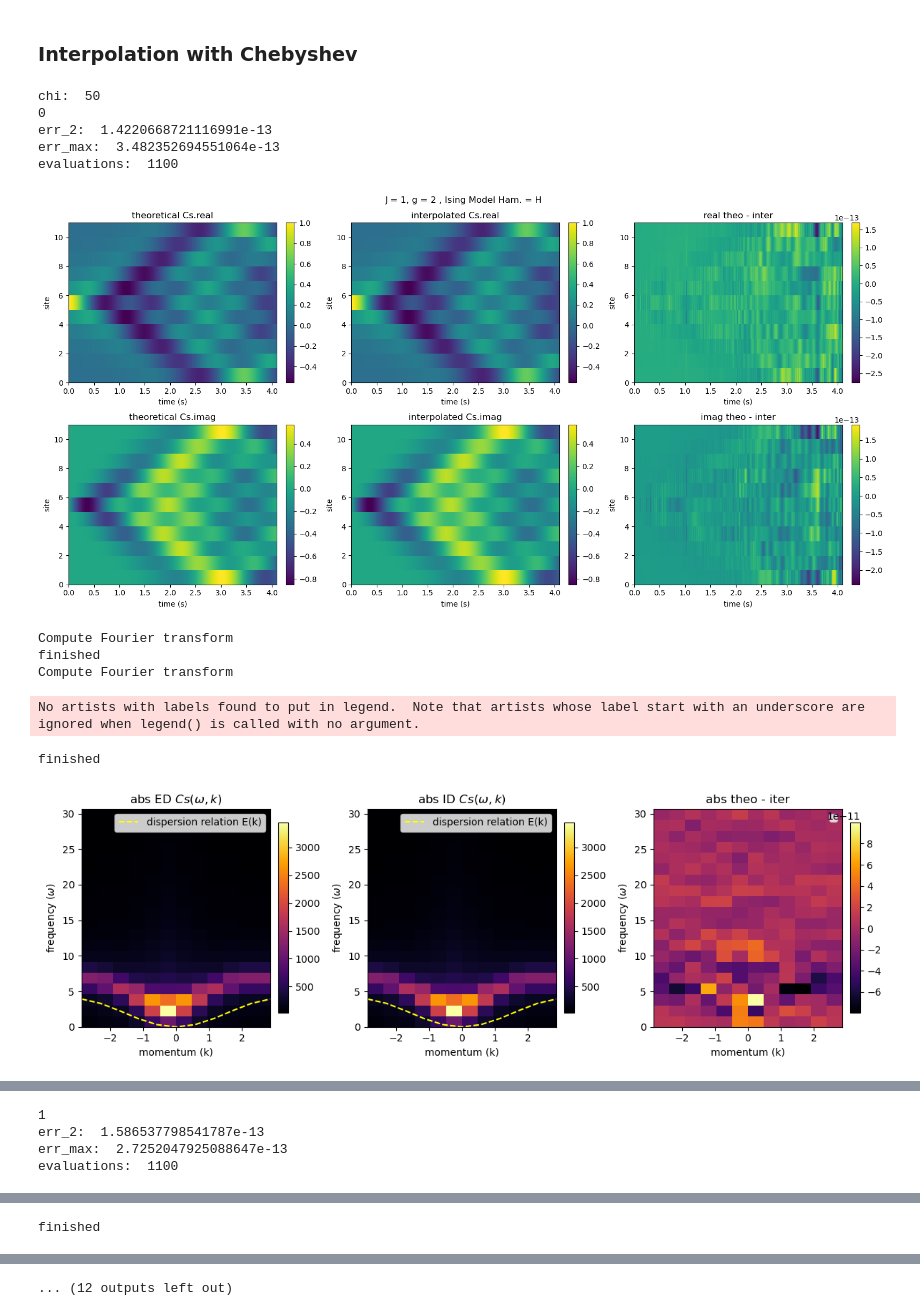
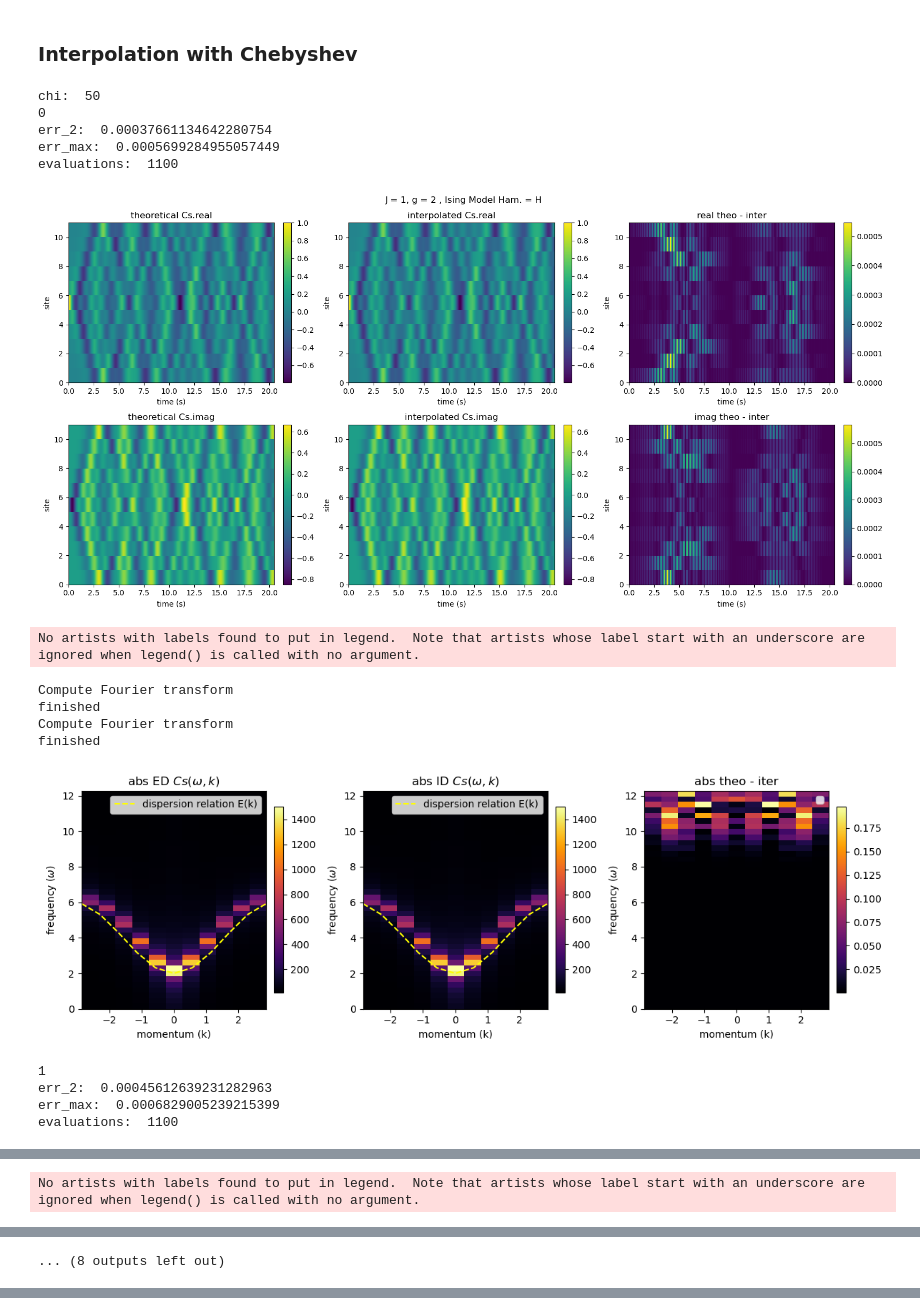
Before and after one commit to gconcheri/Student-Research-Job, a Jupyter notebook: Correlation_function/Correlation_function_models.ipynb, the cells around one changed output, grey strips where cells are left out. Drawn from its saved outputs; the diff is of its cells as text; code cells hidden in the pictures.

```diff
--- a/Correlation_function/Correlation_function_models.ipynb
+++ b/Correlation_function/Correlation_function_models.ipynb
@@ -42,7 +42,11 @@ C = {}
 for idx, model in enumerate(models):
     print(idx)
     H = ED.gen_Ham(L = L, model = idx)
-    Cs = ED.correlator(H= H, L = L, dt = dt,  n = n)
+    if idx < 2:
+        Cs = ED.correlator(H= H, L = L, dt = dt,  n = n)
+    else:
+        Cs = ED.correlator(H= H, L = L, dt = dt,  n = n, Sx = False)
+
     C[f"Cs_{idx}"] = Cs
 
     func_vals = Cs.T #Cs is in the form (X,T)
@@ -63,10 +67,10 @@ for idx, model in enumerate(models):
     data = [
         (Cs.real, 'theoretical Cs.real'),
         (np.real(interp_Cs), 'interpolated Cs.real'),
-        (Cs.real - np.real(interp_Cs), 'real theo - inter'),
+        (np.abs(Cs.real - np.real(interp_Cs)), 'real theo - inter'),
         (Cs.imag, 'theoretical Cs.imag'),
         (np.imag(interp_Cs), 'interpolated Cs.imag'),
-        (Cs.imag - np.imag(interp_Cs), 'imag theo - inter')
+        (np.abs(Cs.imag - np.imag(interp_Cs)), 'imag theo - inter')
     ]
 
     # Create subplots
@@ -89,11 +93,6 @@ for idx, model in enumerate(models):
     Swk, momenta, freqs = FT.get_Swk(Cs.T, L, dt = dt)
     interp_Swk, interp_momenta, interp_freqs = FT.get_Swk(func_interp, L, dt = dt)
 
-    g = 2.
-
-    if idx > 1:
-        g = 0.5
-
-    FT.fig_Swk(Swk, momenta, freqs, interp_Swk, interp_momenta, interp_freqs, g=g, interval = 20)
+    FT.fig_Swk(Swk, momenta, freqs, interp_Swk, interp_momenta, interp_freqs, idx, interval = 20)
 # %% [output]
 0
@@ -142,8 +142,8 @@ total evaluations:  1860
 ### Interpolation with Chebyshev
 # %%
 L = 11
-dt = 1e-3
-n = 12
+dt = 1e-2
+n = 11
 chi = 50
 N = 2**n
 D = L
@@ -154,14 +154,22 @@ threshold = 30
 print("chi: ", chi)
 
 #func = lambda: ED.correlator_Chebyshev(H=H, dt=dt, n=n, D_list=D_list, t_matrix=t_matrix)
-def func(D_list, t_matrix):
+def func_1(D_list, t_matrix):
     return ED.correlator_Chebyshev(H=H, dt=dt, n=n, D_list=D_list, t_matrix=t_matrix)
+
+def func_2(D_list, t_matrix):
+    return ED.correlator_Chebyshev(H=H, dt=dt, n=n, D_list=D_list, t_matrix=t_matrix, Sx = False)
 
 for idx, model in enumerate(models):
     print(idx)
     H = ED.gen_Ham(model = idx)
     #Cs = C[f"Cs_{idx}"]
-    Cs = ED.correlator(H= H, L = L, dt = dt,  n = n)
+    if idx < 2:
+        Cs = ED.correlator(H= H, L = L, dt = dt,  n = n)
+        func = func_1
+    else:
+        Cs = ED.correlator(H= H, L = L, dt = dt,  n = n, Sx = False)
+        func = func_2
     func_vals = Cs.T #Cs is in the form (X,T)
     # get MPS from Chebyshev interpolation
     As, evals, err_max, err_2, func_interp = Cbs.Chebyshev_interpolation_Dsite(func, # function to be interpolated
@@ -182,10 +190,10 @@ for idx, model in enumerate(models):
     data = [
         (Cs.real, 'theoretical Cs.real'),
         (np.real(interp_Cs), 'interpolated Cs.real'),
-        (Cs.real - np.real(interp_Cs), 'real theo - inter'),
+        (np.abs(Cs.real - np.real(interp_Cs)), 'real theo - inter'),
         (Cs.imag, 'theoretical Cs.imag'),
         (np.imag(interp_Cs), 'interpolated Cs.imag'),
-        (Cs.imag - np.imag(interp_Cs), 'imag theo - inter')
+        (np.abs(Cs.imag - np.imag(interp_Cs)), 'imag theo - inter')
     ]
 
     # Create subplots
@@ -202,44 +210,44 @@ for idx, model in enumerate(models):
 
     plt.tight_layout()
     plt.show()
 
 
     #here on we are doing Fourier Transform
 
     Swk, momenta, freqs = FT.get_Swk(Cs.T, L, dt = dt)
     interp_Swk, interp_momenta, interp_freqs = FT.get_Swk(func_interp, L, dt = dt)
 
-    g = 2.
 
-    #if idx > 1:
-    #    g = 0.5
-
-    FT.fig_Swk(Swk, momenta, freqs, interp_Swk, interp_momenta, interp_freqs, g=g, interval = 20)
+    FT.fig_Swk(Swk, momenta, freqs, interp_Swk, interp_momenta, interp_freqs, idx, interval = 40)
 
 
 
 
 
 
 
 
 
 
 
 
 # exact function values
 #xs = np.linspace(0, N*dt, 2**n, endpoint=False)
 #ts = np.arange(N)*dt
 # %% [output]
 chi:  50
 0
-err_2:  1.4220668721116991e-13
-err_max:  3.482352694551064e-13
+err_2:  0.00037661134642280754
+err_max:  0.0005699284955057449
 evaluations:  1100
-[figure, old version]
+[figure, new version]
-Compute Fourier transform
-finished
-Compute Fourier transform
+No artists with labels found to put in legend.  Note that artists whose label start with an underscore are ignored when legend() is called with no argument.
-No artists with labels found to put in legend.  Note that artists whose label start with an underscore are ignored when legend() is called with no argument.
+Compute Fourier transform
+finished
+Compute Fourier transform
+finished
+[figure, new version]
-finished
+1
+err_2:  0.00045612639231282963
+err_max:  0.0006829005239215399
+evaluations:  1100
-[figure, old version]
@@ -246,4 +255 @@ finished
-1
-err_2:  1.586537798541787e-13
-err_max:  2.7252047925088647e-13
-evaluations:  1100
+No artists with labels found to put in legend.  Note that artists whose label start with an underscore are ignored when legend() is called with no argument.
@@ -255 +266 @@ No artists with labels found to put in legend.  Note that artists whose label st
-finished
+... (8 outputs left out)
@@ -257 +266,0 @@ finished
-... (12 outputs left out)
```
Also changed, not shown: parts of 3 cells of this notebook, 2 other files.
